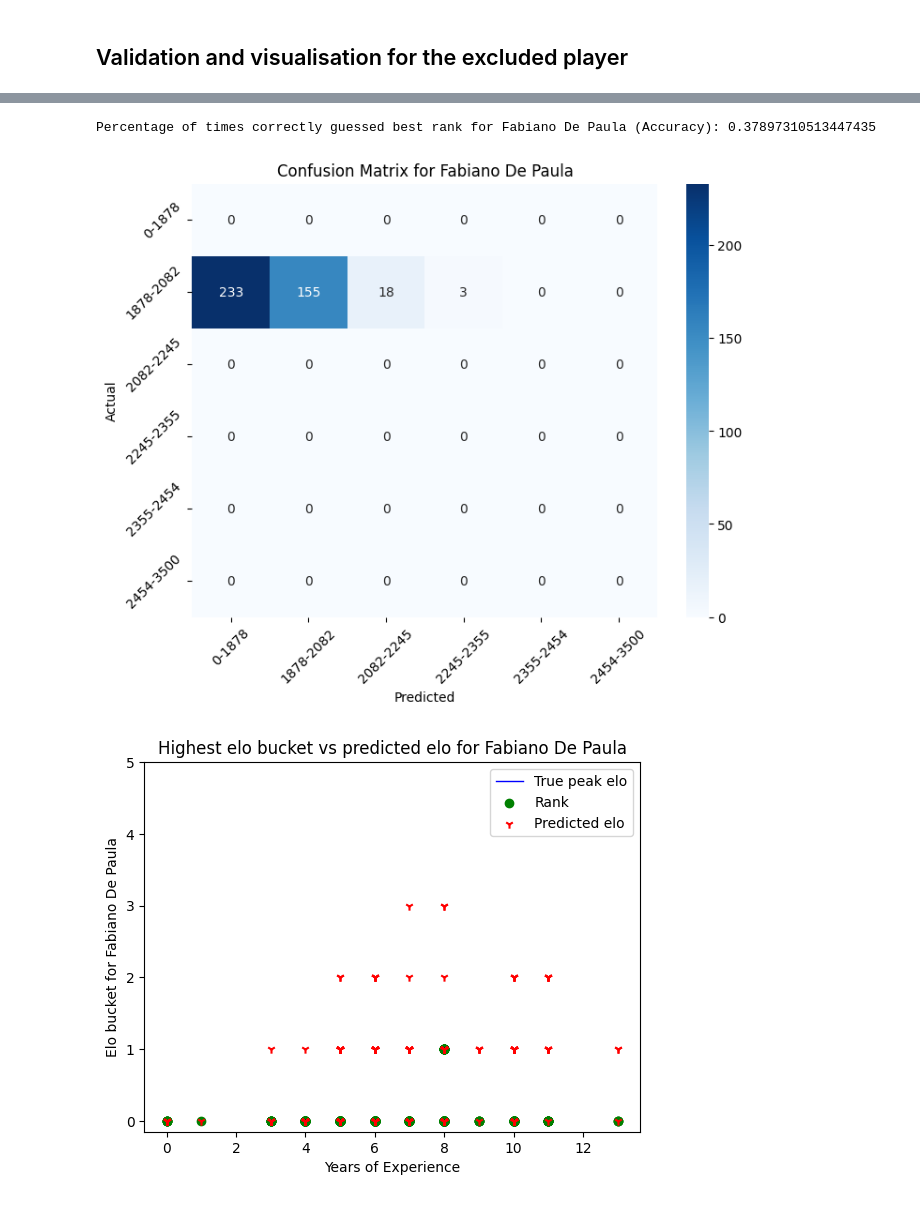
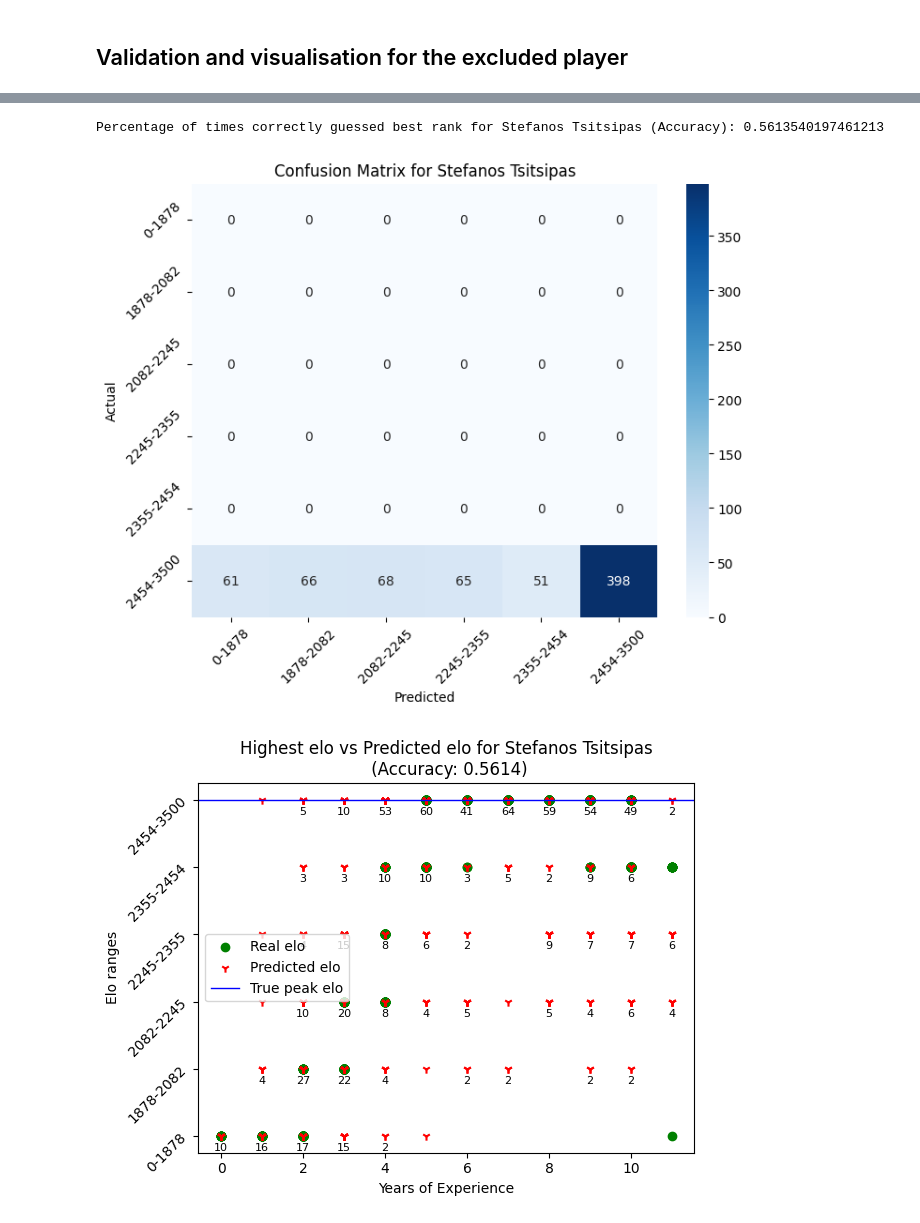
Before and after one commit to GolbertCeitaPages/CMI-DataScience-Project, a Jupyter notebook: knn_predictions/preprocessing_knn_classifier.ipynb, the cells around one changed output, grey strips where cells are left out. Saved outputs shown, nothing was run; the diff lists cells and outputs as text; code cells hidden in the pictures.

```diff
--- a/old_testing_files/preprocessing_knn_classifier.ipynb
+++ b/knn_predictions/preprocessing_knn_classifier.ipynb
@@ -39,7 +37,7 @@ base_df[['player_name','player_id','player_country','tourney_name','tourney_date
 DISABLE THE PLAYER HERE. IF NO PLAYER_ID IS PASSED IT WILL USE THE WHOLE DATASET
 # %%
 # put the player id of the player you want to exclude here
-excluded_player = 105245
+excluded_player = 126774
 
 only_players = base_df[['player_name','player_id']]
 only_players = only_players.drop_duplicates()
@@ -59,7 +54,6 @@ len(full_df)
 selected_features = [
 'player_id', # needed to know what player to keep or drop
 'tourney_level',
-'match_num',
 'player_age',
 'days_of_experience',
 'rest_days',
@@ -816,50 +766,38 @@ if excluded_player:
     # bin the days of experience to reduce the data points on the graph and create a career year column
     excluded_player_final['days_bin'] = (excluded_player_final['days_of_experience'] // 30) * 30
     excluded_player_final['career_year'] = (excluded_player_final['days_of_experience'] // 365.25)
 
-    # show predicted vs true as labled values (easier to look at than ranks)
-    plt.axhline(y=excluded_player_final['true_peak_elo_encoded'].iloc[-1], color='blue', linestyle='-', linewidth=1, label='True peak elo')
-    plt.scatter(excluded_player_final['career_year'],excluded_player_final['binned_elo_progression'],color='green', label='Rank')
-    plt.scatter(excluded_player_final['career_year'], excluded_player_final['predicted_peak_elo_encoded'], color='red', label='Predicted elo',marker='1')
-    plt.xlabel('Years of Experience')
-    plt.ylabel(f'Elo bucket for {name_chosen_player}')
-    plt.title(f'Highest elo bucket vs predicted elo for {name_chosen_player}')
-    plt.legend()
-    # make sure that the ticks are full integers
-    ax = plt.gca()
-    ax.set_yticks([0,1,2,3,4,5])
-    ax.set_yticklabels([0,1,2,3,4,5])
-    plt.show()
-
     # get the last value from days bin where the pred was wrong
     last_wrong_pred_day_plus_30 = excluded_player_final[excluded_player_final['correctly_predicted'] == 0][['days_bin']].iloc[-1,0]+30
     zoomed_excluded_player_df = excluded_player_final[excluded_player_final['days_bin'] <= last_wrong_pred_day_plus_30]
 
     #
     df = zoomed_excluded_player_df[['career_year', 'predicted_peak_elo_encoded','binned_elo_progression']].copy()
     counts = df.groupby(['career_year', 'predicted_peak_elo_encoded']).size().reset_index(name='count')
 
     plt.xlabel('Years of Experience')
-    plt.ylabel(f'Elo bucket')
-    plt.title(f'Highest elo vs Predicted elo for {name_chosen_player} (Accuracy: {guessed_correctly:.4f})')# \nZoomed on wrong predictions')
+    plt.ylabel(f'Elo ranges')
+    plt.title(f'Highest elo vs Predicted elo for {name_chosen_player}\n (Accuracy: {guessed_correctly:.4f})')# \nZoomed on wrong predictions')
     plt.scatter(zoomed_excluded_player_df['career_year'],zoomed_excluded_player_df['binned_elo_progression'],color='green', label='Real elo',marker='o')
     plt.scatter(zoomed_excluded_player_df['career_year'], zoomed_excluded_player_df['predicted_peak_elo_encoded'],color='red',label='Predicted elo',marker='1')
     plt.axhline(y=zoomed_excluded_player_df['true_peak_elo_encoded'].iloc[-1], color='blue', linestyle='-', linewidth=1, label='True peak elo')
 
     # create labels for places where points overlap
     for _, row in counts.iterrows():
         if row['count'] > 1:
             plt.text(row['career_year'], row['predicted_peak_elo_encoded']-0.18, str(int(row['count'])),
                     fontsize=8, ha='center', va='center')
 
     # make sure that the ticks are full integers
     ax = plt.gca()
     ax.set_yticks([0,1,2,3,4,5])
-    ax.set_yticklabels([0,1,2,3,4,5])
+    ax.set_yticklabels(bin_labels)
+    plt.yticks(rotation=45, ha='right')
+    ax.xaxis.set_major_locator(MaxNLocator(integer=True))
     ax.xaxis.set_major_locator(MaxNLocator(integer=True))
     plt.legend()
     plt.show()
 # %% [output]
-Percentage of times correctly guessed best rank for Fabiano De Paula (Accuracy): 0.37897310513447435
+Percentage of times correctly guessed best rank for Stefanos Tsitsipas (Accuracy): 0.5613540197461213
-[figure, old version]
+[figure, new version]
-[figure, old version]
+[figure, new version]
```
Also changed, not shown: parts of 20 cells of this notebook, 8 other files.
